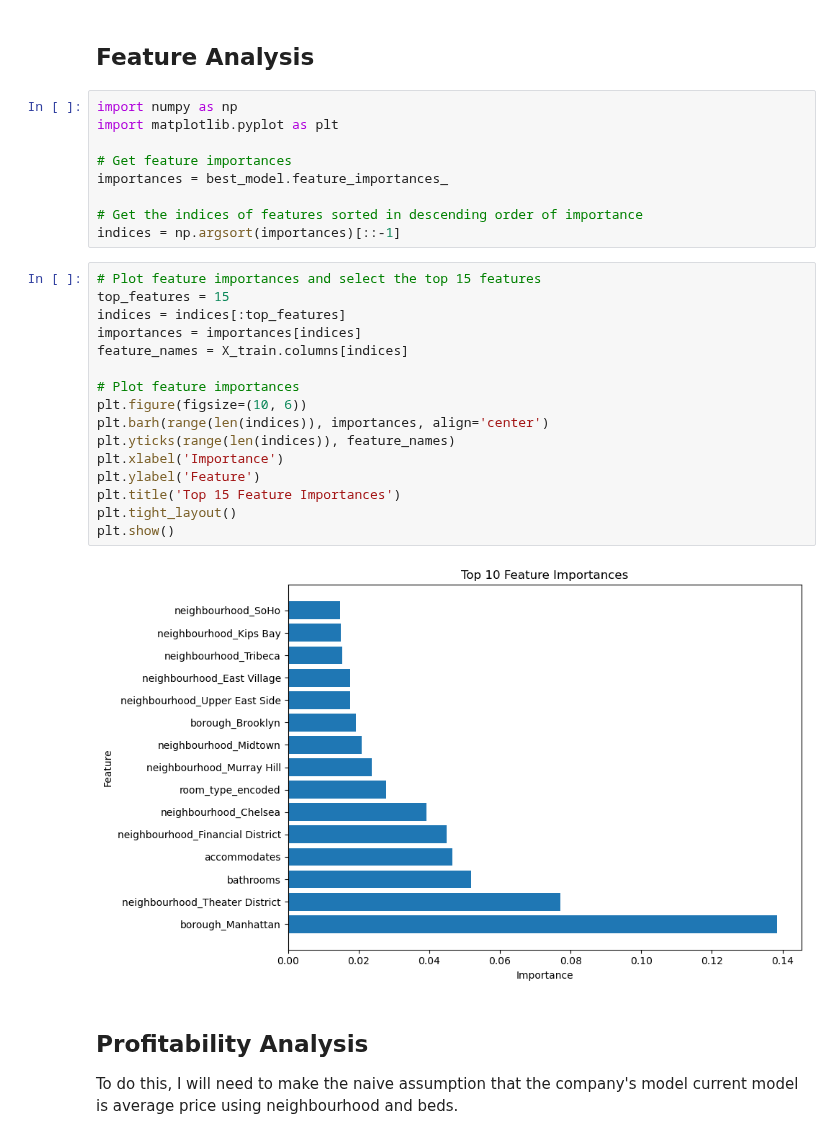
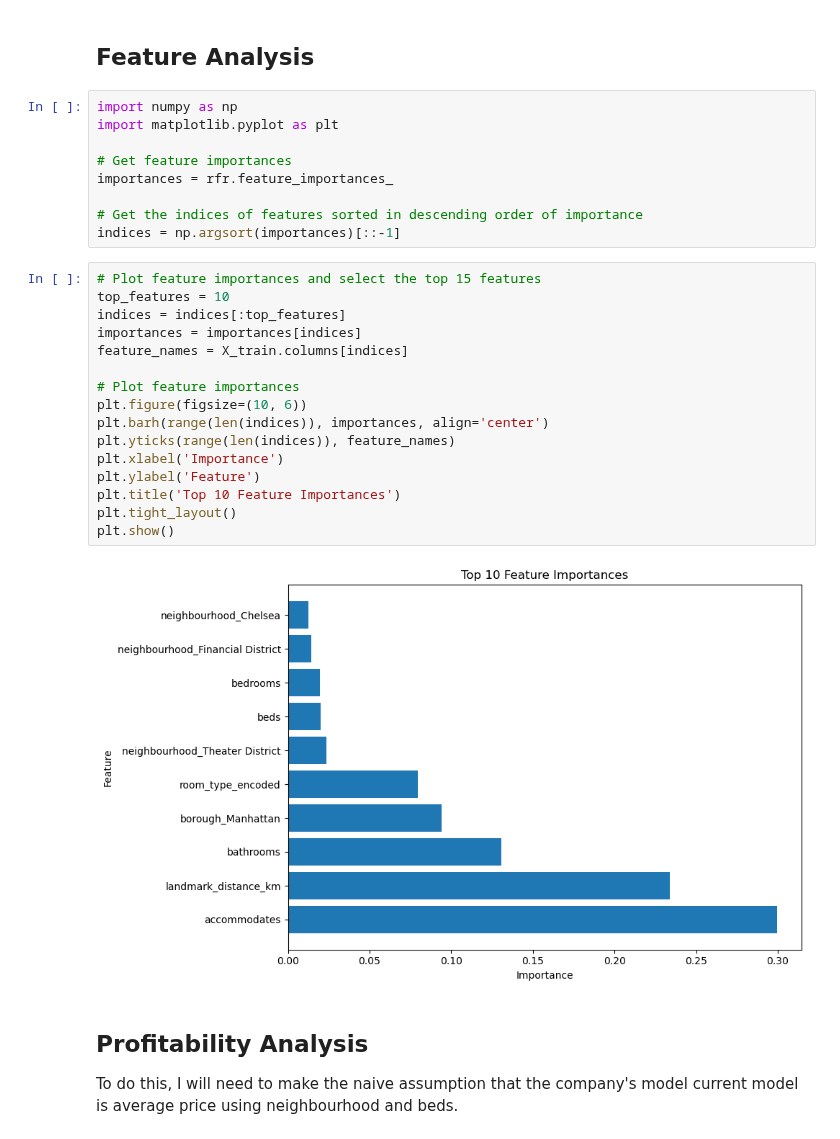
Before and after one commit to n-altawam/Sprinboard, a Jupyter notebook: Capstone 2/5. Modelling.ipynb, the cells around one changed output. Saved outputs shown, nothing was run; the diff lists cells and outputs as text.

```diff
--- a/Capstone 2/5. Modelling.ipynb
+++ b/Capstone 2/5. Modelling.ipynb
@@ -244,28 +265,28 @@ import numpy as np
 import matplotlib.pyplot as plt
 
 # Get feature importances
-importances = best_model.feature_importances_
+importances = rfr.feature_importances_
 
 # Get the indices of features sorted in descending order of importance
 indices = np.argsort(importances)[::-1]
 # %%
 # Plot feature importances and select the top 15 features
-top_features = 15
+top_features = 10
 indices = indices[:top_features]
 importances = importances[indices]
 feature_names = X_train.columns[indices]
 
 # Plot feature importances
 plt.figure(figsize=(10, 6))
 plt.barh(range(len(indices)), importances, align='center')
 plt.yticks(range(len(indices)), feature_names)
 plt.xlabel('Importance')
 plt.ylabel('Feature')
-plt.title('Top 15 Feature Importances')
+plt.title('Top 10 Feature Importances')
 plt.tight_layout()
 plt.show()
 # %% [output]
-[figure, old version]
+[figure, new version]
 # %% [markdown]
 ## Profitability Analysis
 
```
Also changed, not shown: parts of 7 cells of this notebook.
